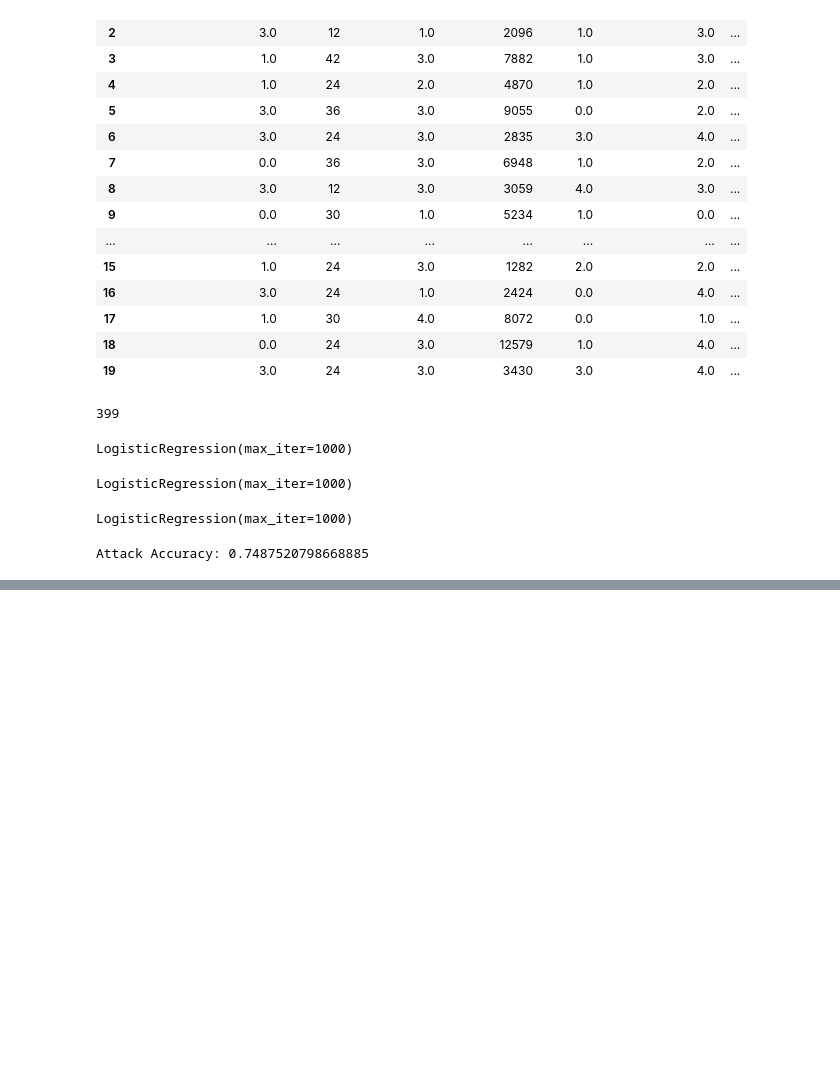
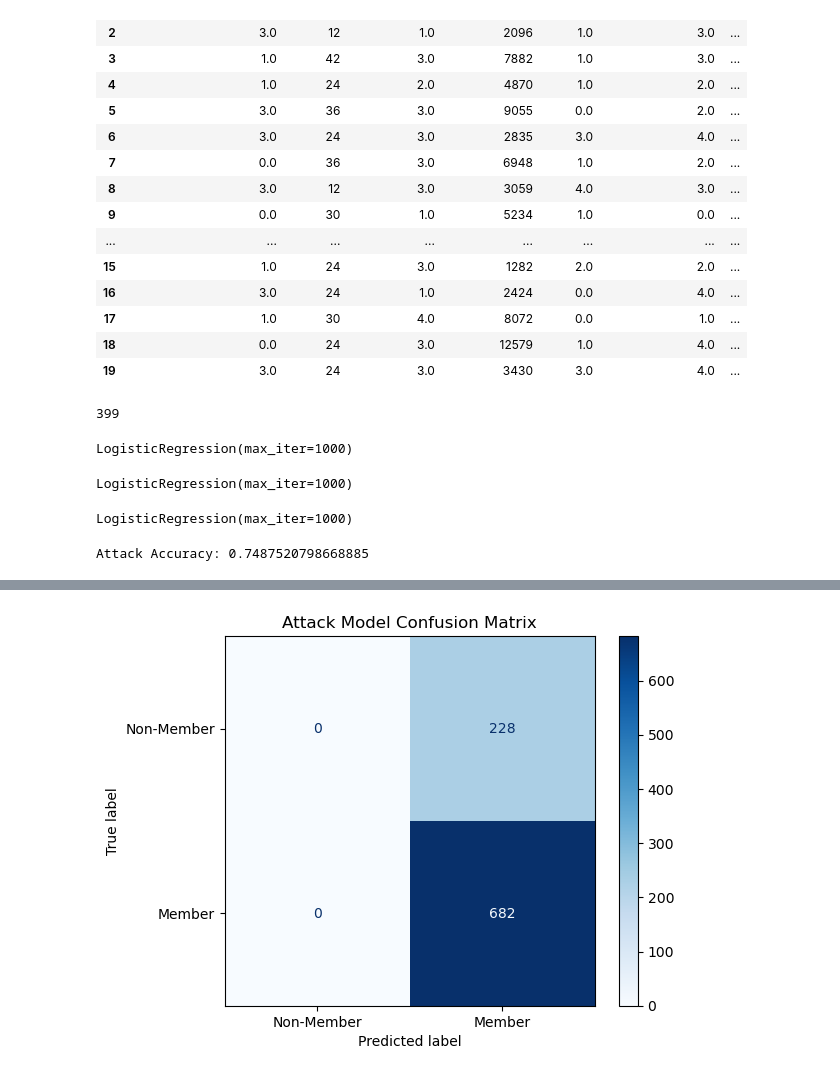
Before and after one commit to trishaN104/MLUnlearning_MIA, a Jupyter notebook: MIA_1.ipynb, the cells around one changed output, grey strips where cells are left out. Saved outputs shown, nothing was run; the diff lists cells and outputs as text; code cells hidden in the pictures; blank space fills up the shorter version.

```diff
--- a/MIA_1.ipynb
+++ b/MIA_1.ipynb
@@ -378,0 +526,10 @@ Attack Accuracy: 0.7494505494505495
+# %%
+from sklearn.metrics import confusion_matrix, ConfusionMatrixDisplay
+
+cm = confusion_matrix(Y_attack, pred_membership)
+disp = ConfusionMatrixDisplay(confusion_matrix=cm, display_labels=["Non-Member", "Member"])
+disp.plot(cmap='Blues')
+plt.title("Attack Model Confusion Matrix")
+plt.show()
+# %% [output]
+[figure, added]
```
Also changed, not shown: parts of 10 cells of this notebook.
